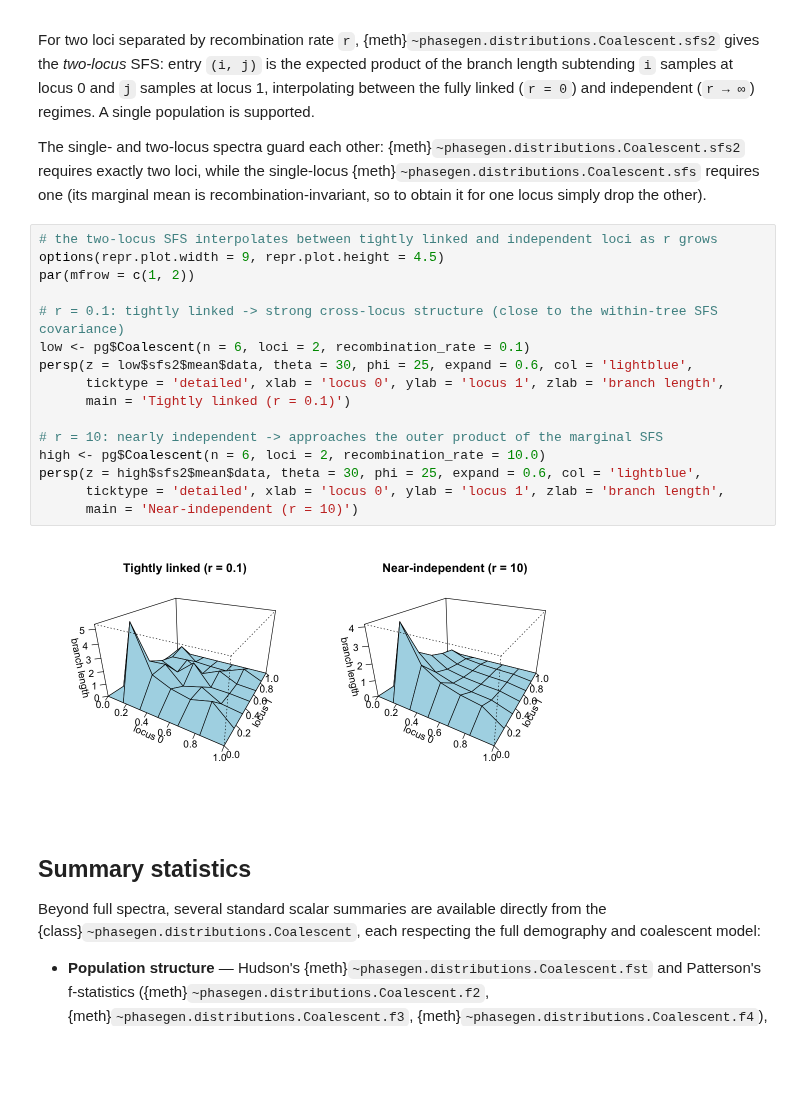
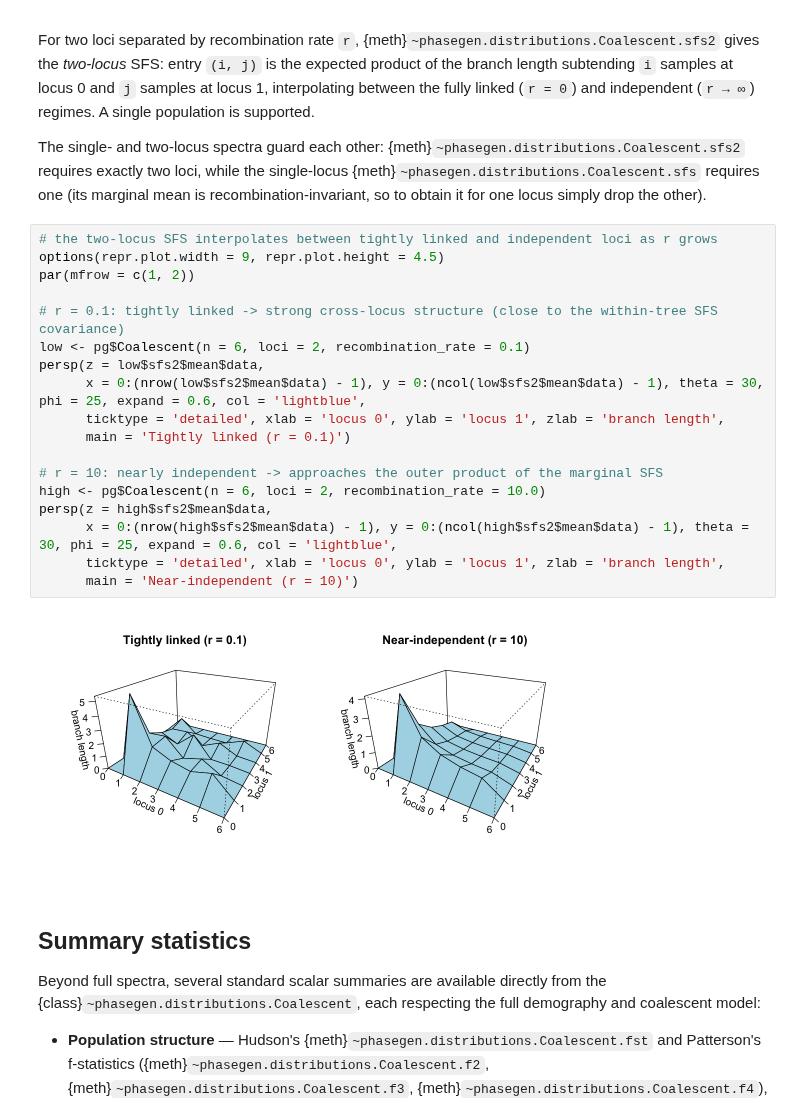
Before and after one commit to Sendrowski/PhaseGen, a Jupyter notebook: docs/reference/R/spectra.ipynb, the cells around one changed output. Cells and saved outputs as stored; diff of their text form; blank space fills up the shorter version.

```diff
--- a/docs/reference/R/spectra.ipynb
+++ b/docs/reference/R/spectra.ipynb
@@ -40,21 +45,23 @@ The single- and two-locus spectra guard each other: {meth}`~phasegen.distributio
 # %%
 # the two-locus SFS interpolates between tightly linked and independent loci as r grows
 options(repr.plot.width = 9, repr.plot.height = 4.5)
 par(mfrow = c(1, 2))
 
 # r = 0.1: tightly linked -> strong cross-locus structure (close to the within-tree SFS covariance)
 low <- pg$Coalescent(n = 6, loci = 2, recombination_rate = 0.1)
-persp(z = low$sfs2$mean$data, theta = 30, phi = 25, expand = 0.6, col = 'lightblue',
+persp(z = low$sfs2$mean$data,
+      x = 0:(nrow(low$sfs2$mean$data) - 1), y = 0:(ncol(low$sfs2$mean$data) - 1), theta = 30, phi = 25, expand = 0.6, col = 'lightblue',
       ticktype = 'detailed', xlab = 'locus 0', ylab = 'locus 1', zlab = 'branch length',
       main = 'Tightly linked (r = 0.1)')
 
 # r = 10: nearly independent -> approaches the outer product of the marginal SFS
 high <- pg$Coalescent(n = 6, loci = 2, recombination_rate = 10.0)
-persp(z = high$sfs2$mean$data, theta = 30, phi = 25, expand = 0.6, col = 'lightblue',
+persp(z = high$sfs2$mean$data,
+      x = 0:(nrow(high$sfs2$mean$data) - 1), y = 0:(ncol(high$sfs2$mean$data) - 1), theta = 30, phi = 25, expand = 0.6, col = 'lightblue',
       ticktype = 'detailed', xlab = 'locus 0', ylab = 'locus 1', zlab = 'branch length',
       main = 'Near-independent (r = 10)')
 # %% [output]
-[figure, old version]
+[figure, new version]
 # %% [markdown]
 ## Summary statistics
 Beyond full spectra, several standard scalar summaries are available directly from the {class}`~phasegen.distributions.Coalescent`, each respecting the full demography and coalescent model:
```
Also changed, not shown: parts of 2 cells of this notebook, 19 other files.
